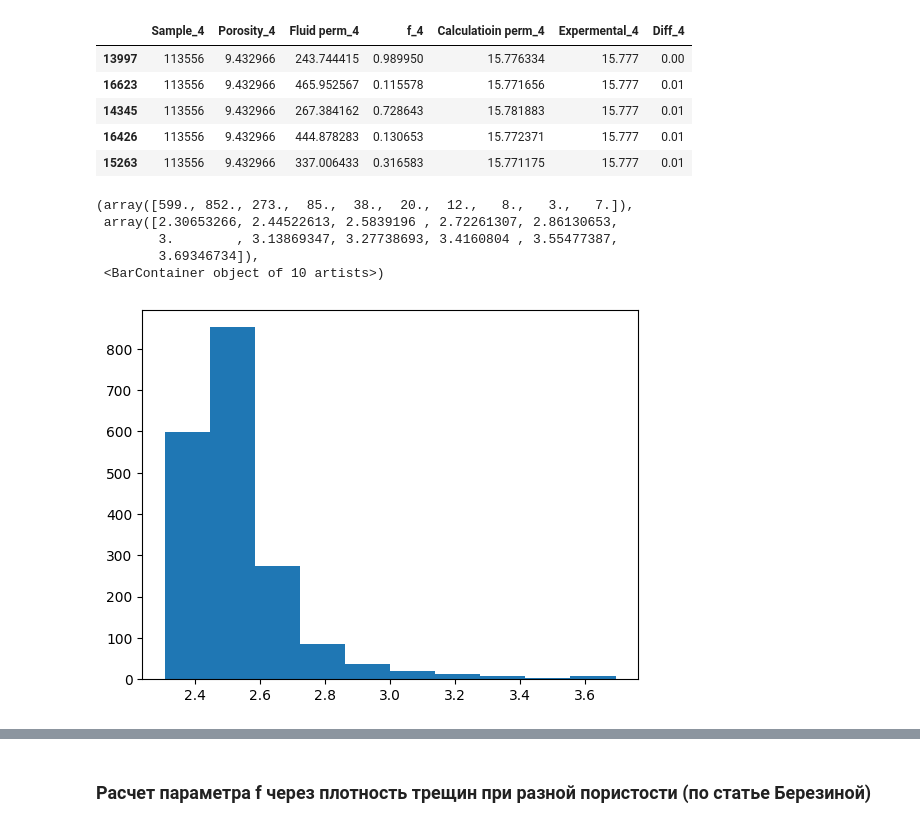
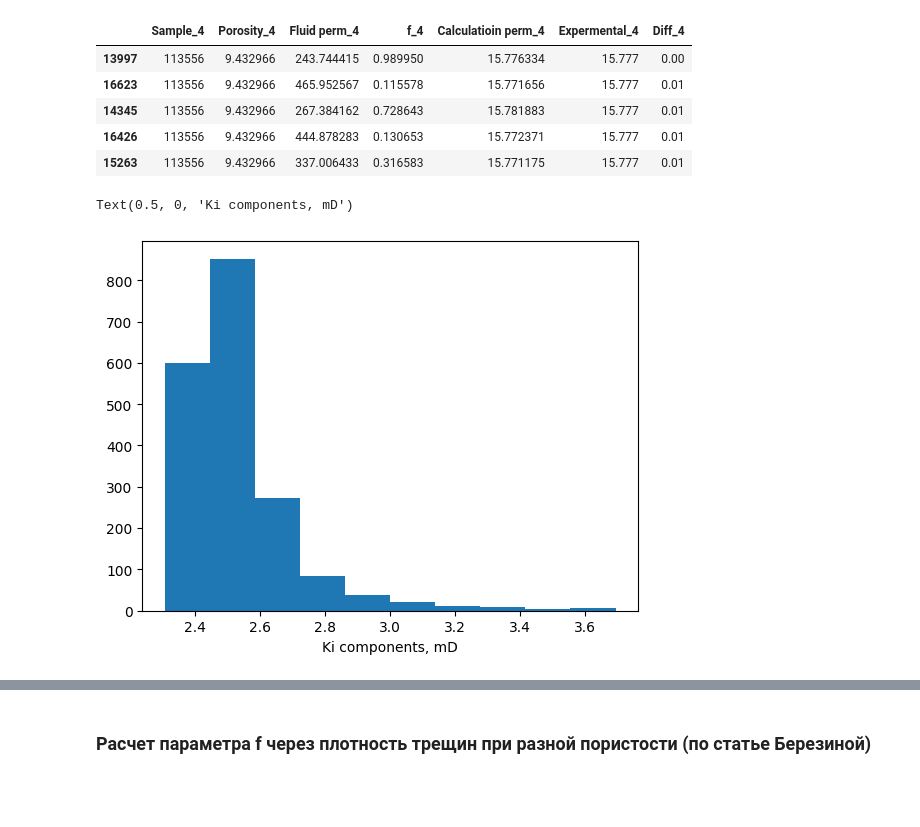
Before and after one commit to MariiaKalinina/Elasticity, a Jupyter notebook: Permeability_from_TC.ipynb, the cells around one changed output, grey strips where cells are left out. Cells and saved outputs as stored; diff of their text form; code cells hidden in the pictures; blank space fills up the shorter version.

```diff
--- a/Permeability_from_TC.ipynb
+++ b/Permeability_from_TC.ipynb
@@ -786,7 +786,7 @@ for ax, l_fluid in zip(axs,lam_fluid):
     ax.set_ylim([10**0, 10**4])
     # ax.set_xticks(np.arange(0, 0.25, 0.05), fontsize=20)
 
-    ax.set_title(f'lam fluid = {l_fluid}, AR=0.13')
+    ax.set_title(f'ki fluid = {l_fluid}, AR=0.13')
 
 plt.show()
 # %% [output]
@@ -837,7 +837,7 @@ for ax, mlam in zip(axs, matrix_lam):
 
     ax.fill_between(porosity, tc_hs_up, tc_hs_dw, color='r', alpha=.1, label='HS')
 
-    ax.set_ylabel('λ эфф, Вт/(м∙К)', fontsize=16)
+    ax.set_ylabel('K эфф, мД', fontsize=16)
     ax.set_xlabel('Пористость, %', fontsize=16)
     ax.grid(which='major', axis='both', linestyle='--')
     # ax.set_xlim([0, 0.25])
@@ -1062,12 +1061,9 @@ filtered_results[:5]
 | 15263 | 113556 | 9.432966 | 337.006433 | 0.316583 | 15.771175 | 15.777 | 0.01 |
 # %%
 plt.hist(np.log10(filtered_results[f'Fluid perm_{idx}']))
+plt.xlabel('Ki components, mD')
 # %% [output]
-(array([599., 852., 273.,  85.,  38.,  20.,  12.,   8.,   3.,   7.]),
- array([2.30653266, 2.44522613, 2.5839196 , 2.72261307, 2.86130653,
-        3.        , 3.13869347, 3.27738693, 3.4160804 , 3.55477387,
-        3.69346734]),
- <BarContainer object of 10 artists>)
+Text(0.5, 0, 'Ki components, mD')
-[figure, old version]
+[figure, new version]
 # %%
 plt.hist((filtered_results[f'f_{idx}']))
```
Also changed, not shown: parts of 3 cells of this notebook.
